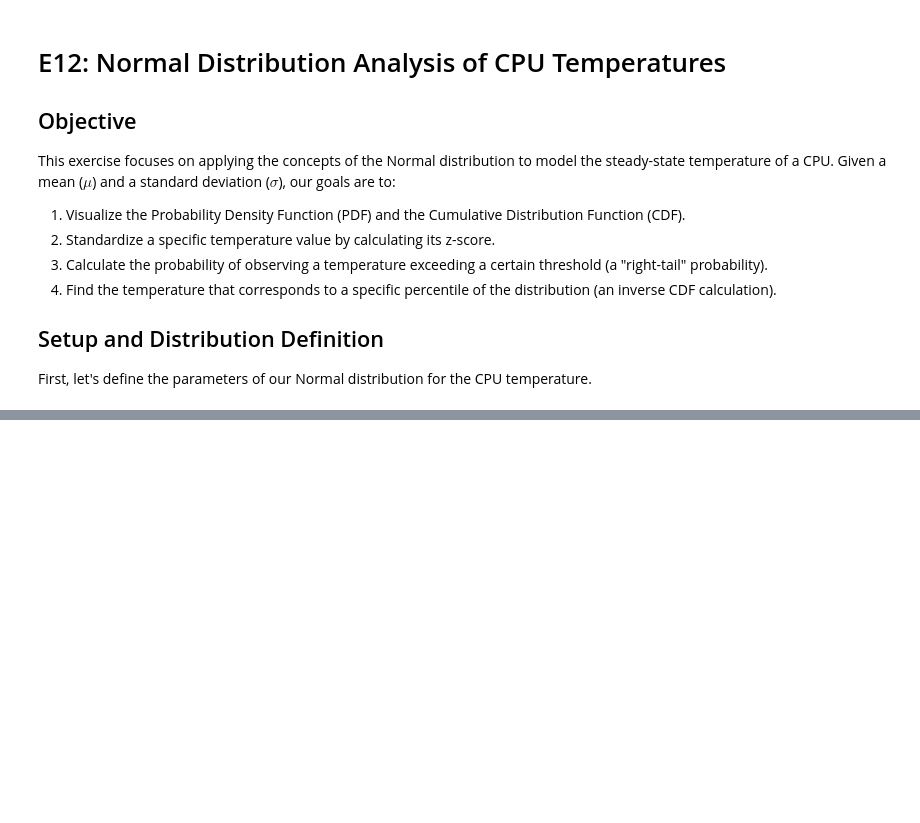
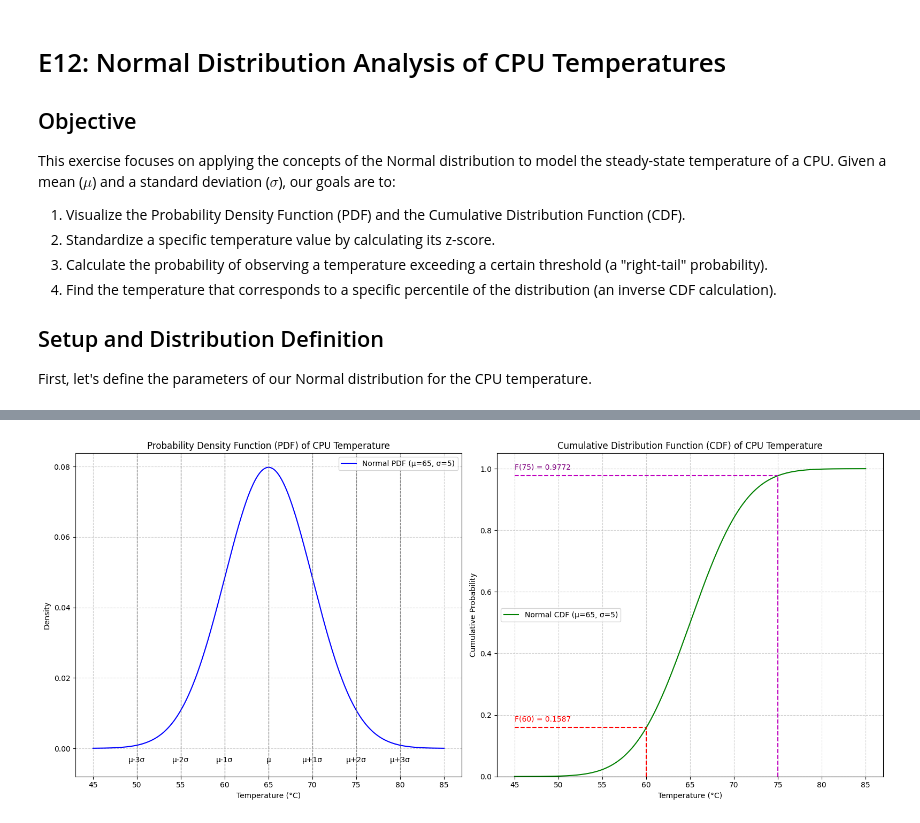
Before and after one commit to rodolfodomar/dependability_exercises, a Jupyter notebook: List_01/E12_Normal_Distribution_Analysis.ipynb, the cells around one changed output, grey strips where cells are left out. Saved outputs shown, nothing was run; the diff lists cells and outputs as text; code cells hidden in the pictures; blank space fills up the shorter version.

Commit message:
feat: Add solution for E12 - Normal distribution analysis

```diff
--- a/List_01/E12_Normal_Distribution_Analysis.ipynb
+++ b/List_01/E12_Normal_Distribution_Analysis.ipynb
@@ -124,0 +15,14 @@ The `scipy.stats.norm` package in Python proved to be a powerful and convenient
+# %%
+# Import necessary libraries
+import numpy as np
+import matplotlib.pyplot as plt
+from scipy.stats import norm
+
+# Define the parameters for the Normal model
+mu = 65
+sigma = 5
+L = 60
+U = 75
+
+# Create a frozen normal distribution object for easier use
+cpu_temp_dist = norm(loc=mu, scale=sigma)
@@ -124,0 +37,55 @@ The `scipy.stats.norm` package in Python proved to be a powerful and convenient
+# %%
+# Generate a range of x values for plotting
+x_values = np.linspace(mu - 4*sigma, mu + 4*sigma, 1000)
+
+# Create the plots
+fig, (ax1, ax2) = plt.subplots(1, 2, figsize=(16, 7))
+
+# --- PDF Plot ---
+pdf_values = cpu_temp_dist.pdf(x_values)
+ax1.plot(x_values, pdf_values, label=f'Normal PDF (μ={mu}, σ={sigma})', color='blue')
+ax1.set_title('Probability Density Function (PDF) of CPU Temperature')
+ax1.set_xlabel('Temperature (°C)')
+ax1.set_ylabel('Density')
+
+# Mark vertical lines and annotate them
+for i in range(-3, 4):
+    x_pos = mu + i * sigma
+    ax1.axvline(x=x_pos, color='gray', linestyle='--', linewidth=0.9)
+    label = f'μ'
+    if i > 0:
+        label = f'μ+{i}σ'
+    elif i < 0:
+        label = f'μ{i}σ'
+    ax1.text(x_pos, -0.004, label, horizontalalignment='center', fontsize=10)
+
+ax1.grid(True, linestyle='--', alpha=0.6)
+ax1.legend()
+ax1.set_ylim(bottom= -0.008) # Make space for labels
+
+# --- CDF Plot ---
+cdf_values = cpu_temp_dist.cdf(x_values)
+ax2.plot(x_values, cdf_values, label=f'Normal CDF (μ={mu}, σ={sigma})', color='green')
+ax2.set_title('Cumulative Distribution Function (CDF) of CPU Temperature')
+ax2.set_xlabel('Temperature (°C)')
+ax2.set_ylabel('Cumulative Probability')
+
+# Annotate F(60) and F(75)
+f_L = cpu_temp_dist.cdf(L)
+f_U = cpu_temp_dist.cdf(U)
+ax2.plot([L, L], [0, f_L], 'r--')
+ax2.plot([mu - 4*sigma, L], [f_L, f_L], 'r--')
+ax2.text(mu - 4*sigma, f_L + 0.02, f'F({L}) = {f_L:.4f}', color='red', fontsize=10)
+
+ax2.plot([U, U], [0, f_U], 'm--')
+ax2.plot([mu - 4*sigma, U], [f_U, f_U], 'm--')
+ax2.text(mu - 4*sigma, f_U + 0.02, f'F({U}) = {f_U:.4f}', color='purple', fontsize=10)
+
+ax2.grid(True, linestyle='--', alpha=0.6)
+ax2.legend()
+ax2.set_ylim(bottom=0)
+
+plt.tight_layout()
+plt.show()
+# %% [output]
+[figure, added]
```
Also changed, not shown: parts of 18 cells of this notebook.
